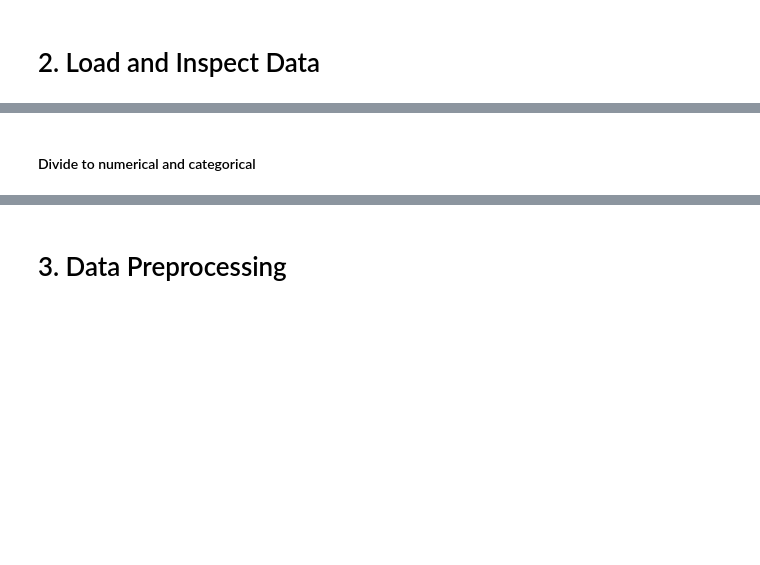
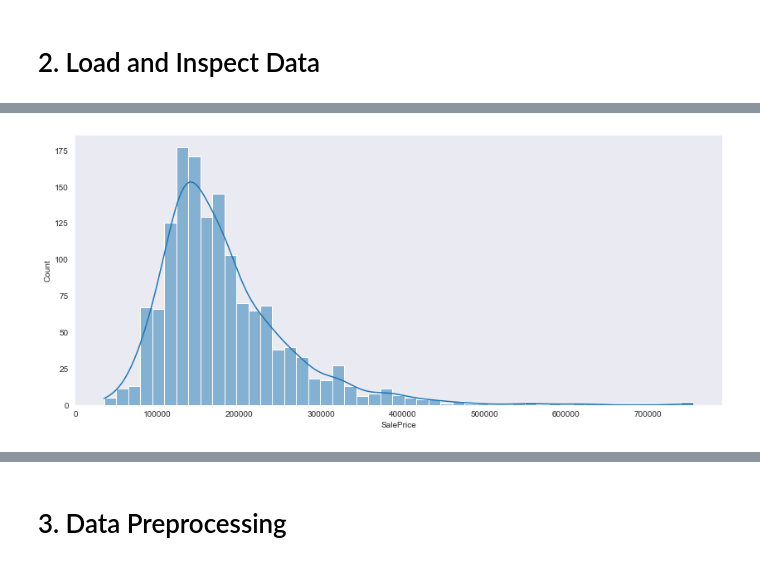
Before and after one commit to Bartekp26/Housing-Prices, a Jupyter notebook: housing.ipynb, the cells around one changed output, grey strips where cells are left out. Saved outputs shown, nothing was run; the diff lists cells and outputs as text; code cells hidden in the pictures; blank space fills up the shorter version.

```diff
--- a/housing.ipynb
+++ b/housing.ipynb
@@ -76,3 +92 @@ all_data.describe()
 8 rows × 37 columns
-# %% [markdown]
-#### Divide to numerical and categorical
@@ -83,0 +93,5 @@ categorical = all_data.select_dtypes(include="object")
+# %%
+plt.figure(figsize=(14, 6))
+sns.histplot(train['SalePrice'], kde=True);
+# %% [output]
+[figure, added]
```
Also changed, not shown: parts of 52 cells of this notebook.
